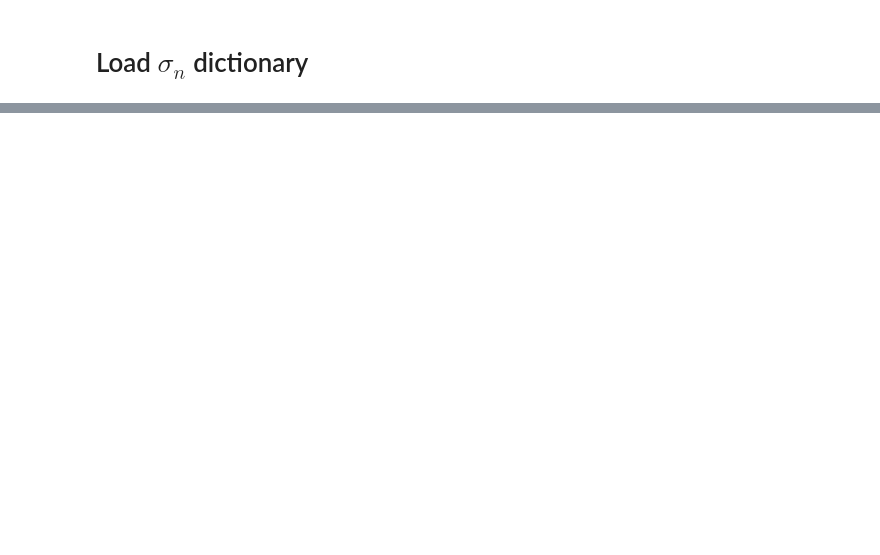
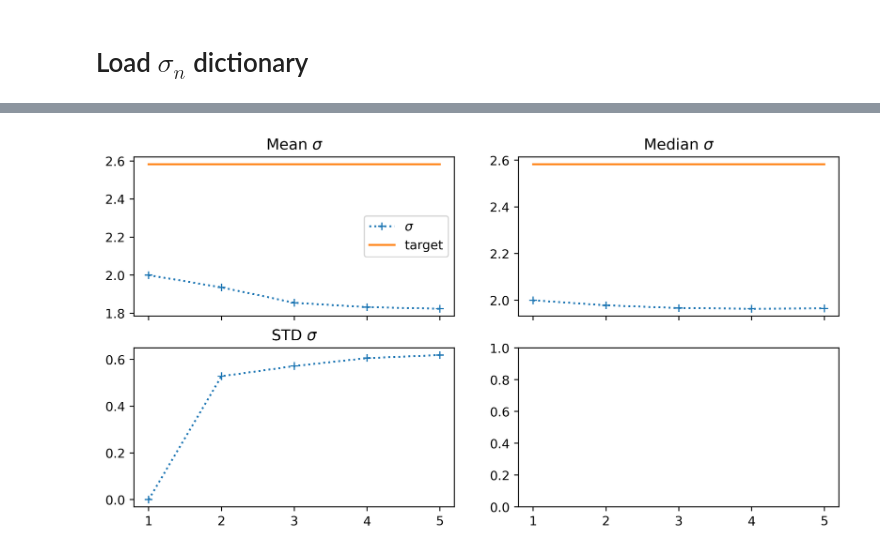
Before and after one commit to arashfahim/reduction-method-for-fully-nonlinear-PDEs, a Jupyter notebook: sigma_convergence.ipynb, the cells around one changed output, grey strips where cells are left out. Saved outputs shown, nothing was run; the diff lists cells and outputs as text; code cells hidden in the pictures; blank space fills up the shorter version.

```diff
--- a/sigma_convergence.ipynb
+++ b/sigma_convergence.ipynb
@@ -59,3 +60,49 @@ n
+# %%
+f , ax  = plt.subplots(2,2,figsize=(10,5),dpi=400,sharex = True);
+for i in range(0,n):
+    if i == 0:
+        x0 = np.array([[i+1,data[str(i)]['sigma']['mean']]])
+        x1 = np.array([[i+1,data[str(i)]['sigma']['median']]])
+        x2 = np.array([[i+1,data[str(i)]['sigma']['std']]])
+    elif i == 1:
+        x0 = np.concatenate((x0,np.array([[i+1,data[str(i)]['sigma']['mean']]])),axis=0)
+        # y0 = np.array([[i+1,data[str(i)]['nabla u * ell']['mean']]])
+        # z0 = np.array([[i+1,data[str(i)]['min(nabla u , ell)']['mean']]])
+        x1 = np.concatenate((x1,np.array([[i+1,data[str(i)]['sigma']['median']]])),axis=0)
+        # y1 = np.array([[i+1,data[str(i)]['nabla u * ell']['median']]])
+        # z1 = np.array([[i+1,data[str(i)]['min(nabla u , ell)']['median']]])
+        x2 = np.concatenate((x2,np.array([[i+1,data[str(i)]['sigma']['std']]])),axis=0)
+        # y2 = np.array([[i+1,data[str(i)]['nabla u * ell']['std']]])
+        # z2 = np.array([[i+1,data[str(i)]['min(nabla u , ell)']['std']]])
+    else:
+        x0 = np.concatenate((x0,np.array([[i+1,data[str(i)]['sigma']['mean']]])),axis=0)
+        # y0 = np.concatenate((y0,np.array([[i+1,data[str(i)]['nabla u * ell']['mean']]])),axis=0)
+        # z0 = np.concatenate((z0,np.array([[i+1,data[str(i)]['min(nabla u , ell)']['mean']]])),axis=0)
+        x1 = np.concatenate((x1,np.array([[i+1,data[str(i)]['sigma']['median']]])),axis=0)
+        # y1 = np.concatenate((y1,np.array([[i+1,data[str(i)]['nabla u * ell']['median']]])),axis=0)
+        # z1 = np.concatenate((z1,np.array([[i+1,data[str(i)]['min(nabla u , ell)']['median']]])),axis=0)
+        x2 = np.concatenate((x2,np.array([[i+1,data[str(i)]['sigma']['std']]])),axis=0)
+        # y2 = np.concatenate((y2,np.array([[i+1,data[str(i)]['nabla u * ell']['std']]])),axis=0)
+        # z2 = np.concatenate((z2,np.array([[i+1,data[str(i)]['min(nabla u , ell)']['std']]])),axis=0)
+ax[0][0].plot(x0[:,0],x0[:,1],label = r'$\sigma$',linestyle=':', marker='+')
+# ax[0][0].plot(y0[:,0],y0[:,1],label = r'$\ell\nabla u$',linestyle='-.', marker='*')
+# ax[0][0].plot(z0[:,0],z0[:,1],label = r'$(-\nabla u) \vee(\nabla u \wedge \ell)$',linestyle='--', marker='o')
+ax[0][0].plot(x0[:,0],data['optimal']*np.ones(x0.shape[0]),label='target');
+ax[0][0].set_title(r'Mean $\sigma$');
+# ax[0][0].set_xticks s([int(l) for l in x0[:,0]])
+ax[0][1].plot(x1[:,0],x1[:,1],label = r'$\sigma$',linestyle=':', marker='+')
+# ax[0][1].plot(y1[:,0],y1[:,1],label = r'$\nabla u \ell$',linestyle='-.', marker='*')
+# ax[0][1].plot(z1[:,0],z1[:,1],label = r'$(-\nabla u) \vee(\nabla u \wedge \ell)$',linestyle='--', marker='o')
+ax[0][1].plot(x1[:,0],data['optimal']*np.ones(x1.shape[0]),label='target');
+ax[0][1].set_title(r'Median $\sigma$');
+ax[1][0].plot(x2[:,0],x2[:,1],label = r'$\sigma$',linestyle=':', marker='+')
+# ax[1][0].plot(y2[:,0],y2[:,1],label = r'$\ell\nabla u$',linestyle='-.', marker='*')
+# ax[1][0].plot(z2[:,0],z2[:,1],label = r'$(-\nabla u) \vee(\nabla u \wedge \ell)$',linestyle='--', marker='o')
+# ax[1][0].plot(x2[:,0],np.zeros(x0.shape[0]),label='target');
+ax[1][0].set_title(r'STD $\sigma$');
+ax[0][0].legend();
+# %% [output]
+[figure, added]
 # %%
 f , ax  = plt.subplots(2,2,figsize=(10,5),dpi=400,sharex = True);
 for i in range(0,n):
```
Also changed, not shown: parts of 5 cells of this notebook, 18 other files.
